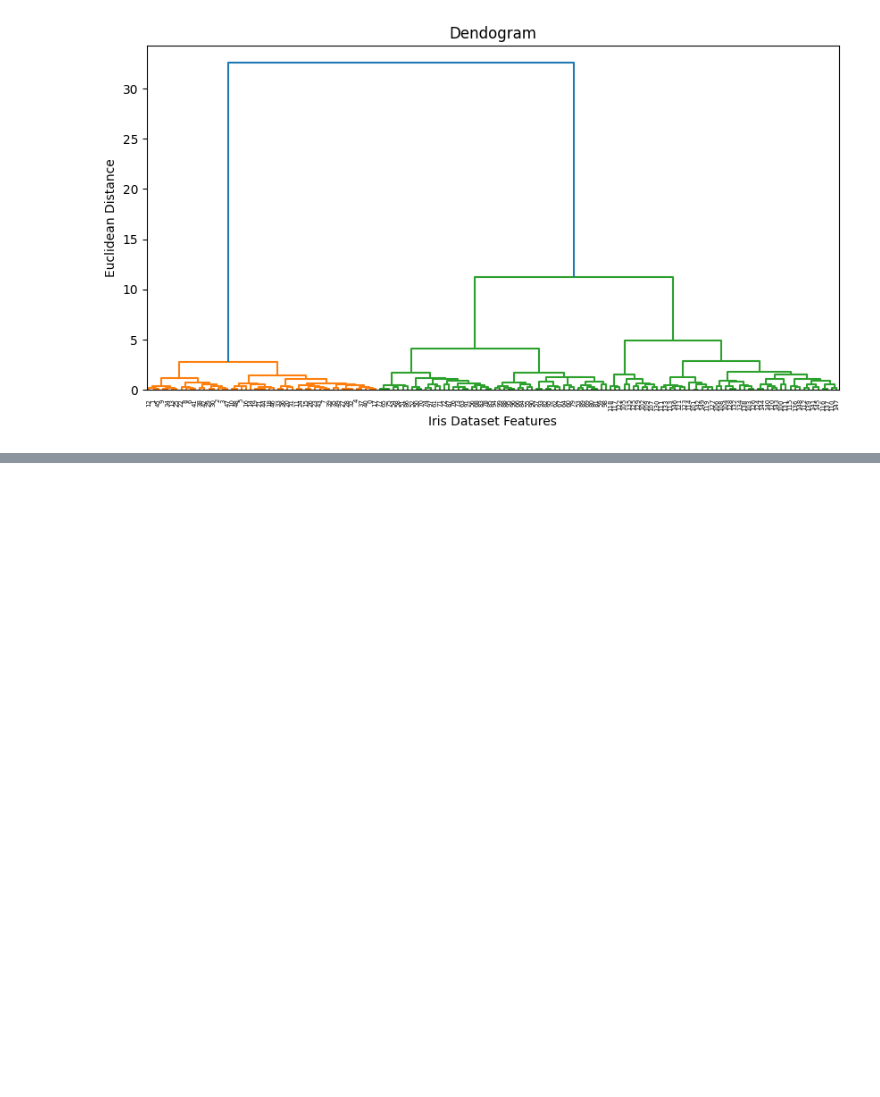
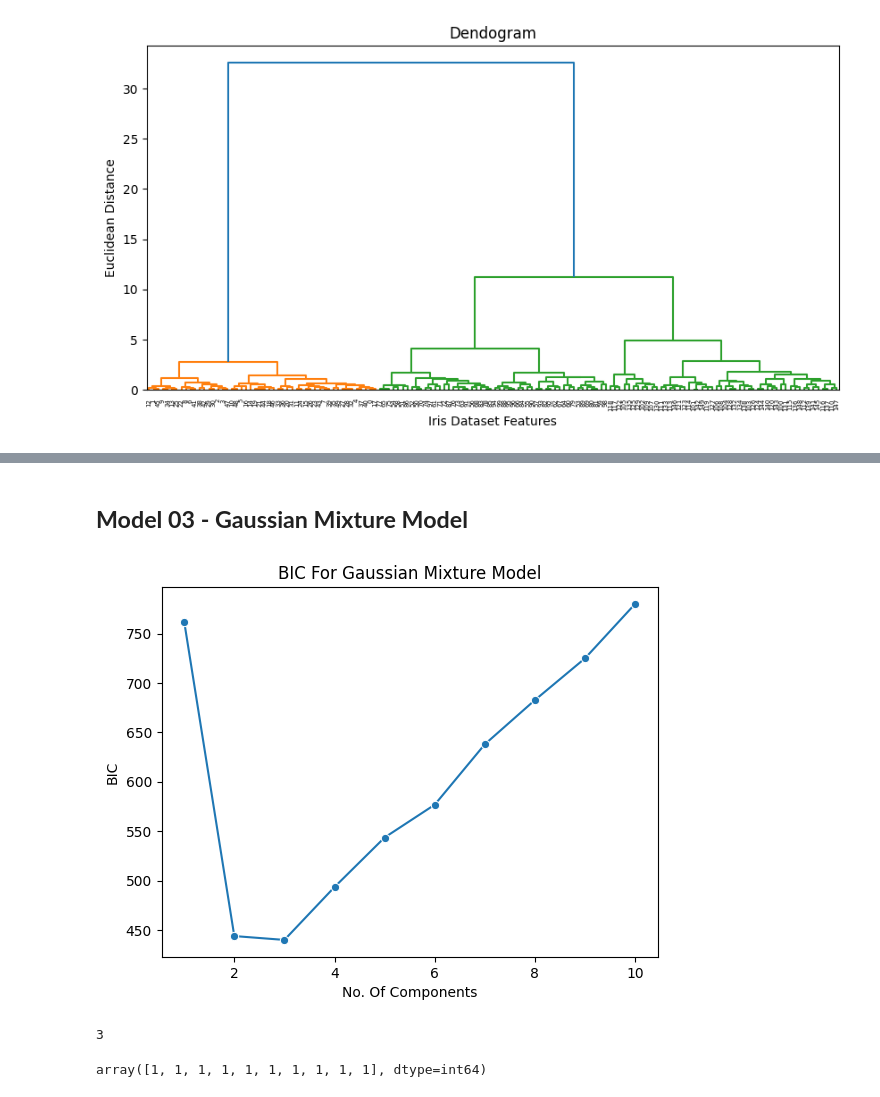
Before and after one commit to akshayyewle/Data-Analytics, a Jupyter notebook: 10 Iris Dataset Classification/Python Notebook.ipynb, the cells around one changed output, grey strips where cells are left out. Saved outputs shown, nothing was run; the diff lists cells and outputs as text; code cells hidden in the pictures; blank space fills up the shorter version.

```diff
--- a/10 Iris Dataset Classification/Python Notebook.ipynb
+++ b/10 Iris Dataset Classification/Python Notebook.ipynb
@@ -239,0 +246,30 @@ array([1, 1, 1, 1, 1, 1, 1, 1, 1, 1, 1, 1, 1, 1, 1, 1, 1, 1, 1, 1, 1, 1,
+# %% [markdown]
+## **Model 03 - Gaussian Mixture Model**
+# %%
+BIC = []
+for i in range(1,11):
+    model03 = GaussianMixture(n_components=i,random_state=13)
+    model03.fit(X)
+    BIC.append(model03.bic(X))
+
+# plt.plot(range(1,11),BIC,marker='o')
+sns.lineplot(x=range(1,11),y=BIC,marker='o')
+plt.title('BIC For Gaussian Mixture Model')
+plt.xlabel('No. Of Components')
+plt.ylabel('BIC')
+plt.show()
+# %% [output]
+[figure, added]
+# %%
+# Model With Lowest BIC
+range(1,11)[BIC.index(min(BIC))]
+# %% [output]
+3
+# %%
+model03 = GaussianMixture(n_components=3,random_state=13)
+model03.fit(X)
+
+model03_y_pred = model03.predict(X)
+model03_y_pred[:10]
+# %% [output]
+array([1, 1, 1, 1, 1, 1, 1, 1, 1, 1], dtype=int64)
```
Also changed, not shown: parts of 4 cells of this notebook.
